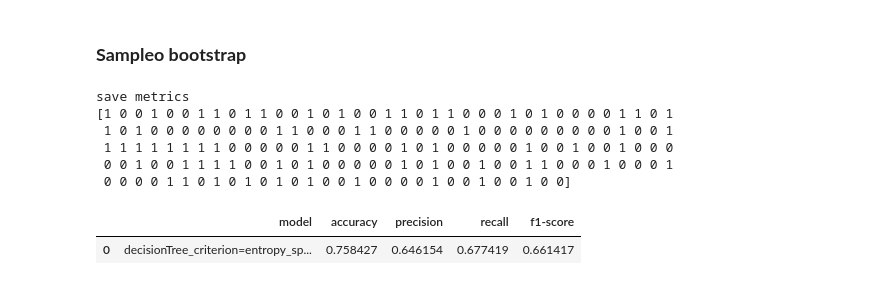
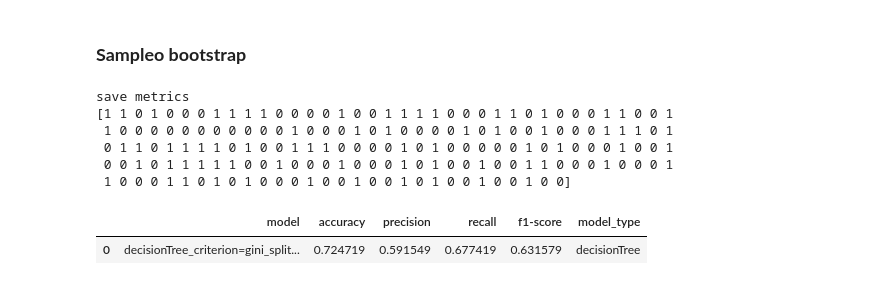
Before and after one commit to bhlr/statisticalLearning, a Jupyter notebook: proyecto1/proyecto.ipynb, the cells around one changed output. Saved outputs shown, nothing was run; the diff lists cells and outputs as text; code cells hidden in the pictures.

```diff
--- a/proyecto1/proyecto.ipynb
+++ b/proyecto1/proyecto.ipynb
@@ -291,7 +291,7 @@ def decisionTree(x, y, criterion = 'gini', splitter = 'best', max_depth = None,
     model_dt = model_dt.fit(x, y)
 
     columns = '_'.join(list(x.columns))
-    log_str = 'decisionTree_criterion=' + criterion + '_splitter' + splitter + '_max_depth='.format(max_depth) + '_min_samples_split='.format(min_samples_split) + columns
+    log_str = 'decisionTree_criterion=' + criterion + '_splitter=' + splitter + '_max_depth={}'.format(max_depth) + '_min_samples_split={}'.format(min_samples_split) + columns
 
     joblib.dump(model_dt, log_str + '.joblib')
     return model_dt, log_str
@@ -392,13 +392,14 @@ print(accuracy_score(y_valid, y_pred), '%')
 # %% [output]
 0.7921348314606742 %
 # %%
-def model_log(log_str, y, y_hat):
+def model_log(log_str,mtype, y, y_hat):
     log_metrics = dict()
     log_metrics['model'] = log_str
     log_metrics['accuracy'] = sm.accuracy_score(y, y_hat)
     log_metrics['precision'] = sm.precision_score(y, y_hat)
     log_metrics['recall'] = sm.recall_score(y, y_hat)
     log_metrics['f1-score'] = sm.f1_score(y, y_hat)
+    log_metrics['model_type'] = mtype
     df = pd.DataFrame(data = log_metrics, index = [0])
     df.to_csv('results.csv', mode = 'a', header = False, index = False)
     print('save metrics')
@@ -419,17 +420,17 @@ results.head()
 # %%
 X_train_m1, y_train_m1 = resample(X_train, y_train, n_samples = 400)
 
-model_dt1, log_str1 = decisionTree(X_train_m1, y_train_m1, criterion = 'entropy', splitter = 'best', max_depth = None, min_samples_split = 2)
+model_dt1, log_str1 = decisionTree(X_train_m1, y_train_m1, criterion = 'gini', splitter = 'random', max_depth = None, min_samples_split =4)
 y_hat = model_dt1.predict(X_valid)
-stats = model_log(log_str1, y_valid, y_hat)
+stats = model_log(log_str1,'decisionTree', y_valid, y_hat)
 print(y_hat)
 stats.head()
 # %% [output]
 save metrics
-[1 0 0 1 0 0 1 1 0 1 1 0 0 1 0 1 0 0 1 1 0 1 1 0 0 0 1 0 1 0 0 0 0 1 1 0 1
- 1 0 1 0 0 0 0 0 0 0 0 1 1 0 0 0 1 1 0 0 0 0 0 1 0 0 0 0 0 0 0 0 0 1 0 0 1
- 1 1 1 1 1 1 1 1 0 0 0 0 0 1 1 0 0 0 0 1 0 1 0 0 0 0 0 1 0 0 1 0 0 1 0 0 0
- 0 0 1 0 0 1 1 1 1 0 0 1 0 1 0 0 0 0 0 1 0 1 0 0 1 0 0 1 1 0 0 0 1 0 0 0 1
- 0 0 0 0 1 1 0 1 0 1 0 1 0 1 0 0 1 0 0 0 0 1 0 0 1 0 0 1 0 0]
+[1 1 0 1 0 0 0 1 1 1 1 0 0 0 0 1 0 0 1 1 1 1 0 0 0 1 1 0 1 0 0 0 1 1 0 0 1
+ 1 0 0 0 0 0 0 0 0 0 0 0 1 0 0 0 1 0 1 0 0 0 0 1 0 1 0 0 1 0 0 0 1 1 1 0 1
+ 0 1 1 0 1 1 1 1 0 1 0 0 1 1 1 0 0 0 0 1 0 1 0 0 0 0 0 1 0 1 0 0 0 1 0 0 1
+ 0 0 1 0 1 1 1 1 1 0 0 1 0 0 0 1 0 0 0 1 0 1 0 0 1 0 0 1 1 0 0 0 1 0 0 0 1
+ 1 0 0 0 1 1 0 1 0 1 0 0 0 1 0 0 1 0 0 1 0 1 0 0 1 0 0 1 0 0]
-|  | model | accuracy | precision | recall | f1-score |
-| 0 | decisionTree_criterion=entropy_sp... | 0.758427 | 0.646154 | 0.677419 | 0.661417 |
+|  | model | accuracy | precision | recall | f1-score | model_type |
+| 0 | decisionTree_criterion=gini_split... | 0.724719 | 0.591549 | 0.677419 | 0.631579 | decisionTree |
```
Also changed, not shown: parts of 8 cells of this notebook.
